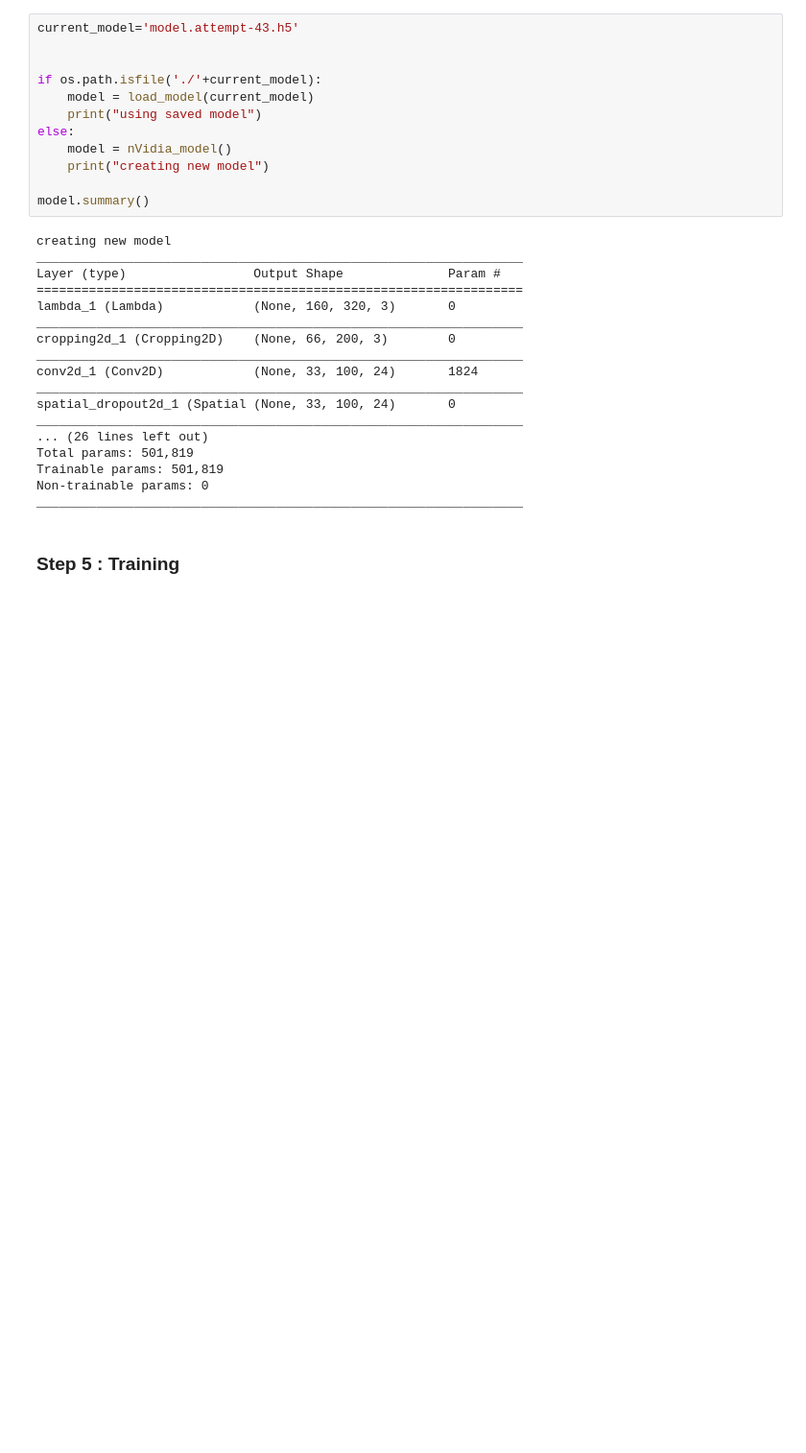
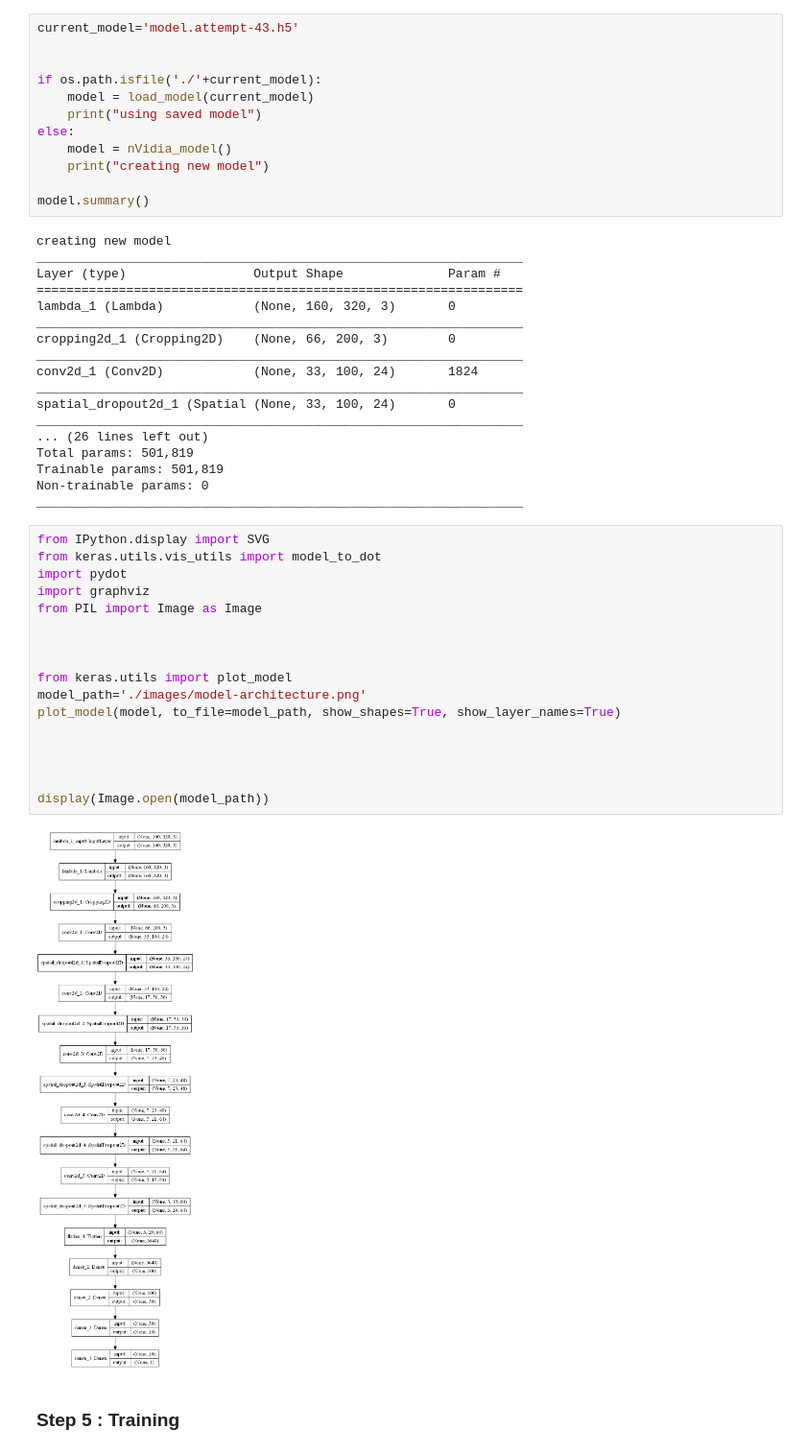
Before and after one commit to farid809/CarND-Behavioral-Cloning-P3, a Jupyter notebook: Explore.ipynb, the cells around one changed output. Shown at 96% size. Drawn from its saved outputs; the diff is of its cells as text; blank space fills up the shorter version.

Commit message:
update model architecture

```diff
--- a/Explore.ipynb
+++ b/Explore.ipynb
@@ -458,6 +458,25 @@ Total params: 501,819
 Trainable params: 501,819
 Non-trainable params: 0
 _________________________________________________________________
+# %%
+from IPython.display import SVG
+from keras.utils.vis_utils import model_to_dot
+import pydot
+import graphviz
+from PIL import Image as Image
+
+
+
+from keras.utils import plot_model
+model_path='./images/model-architecture.png'
+plot_model(model, to_file=model_path, show_shapes=True, show_layer_names=True)
+
+
+
+
+display(Image.open(model_path))
+# %% [output]
+[figure, added]
 # %% [markdown]
 ### Step 5 :  Training
 # %%
```
Also changed, not shown: 3 other files.
